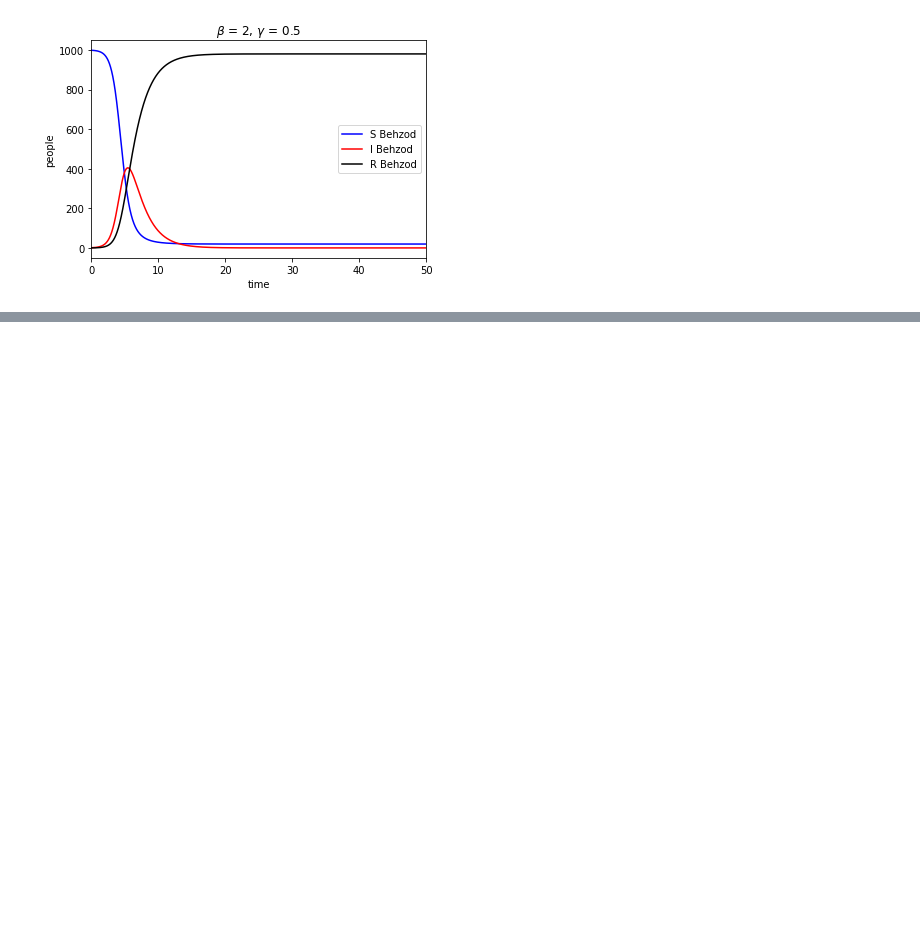
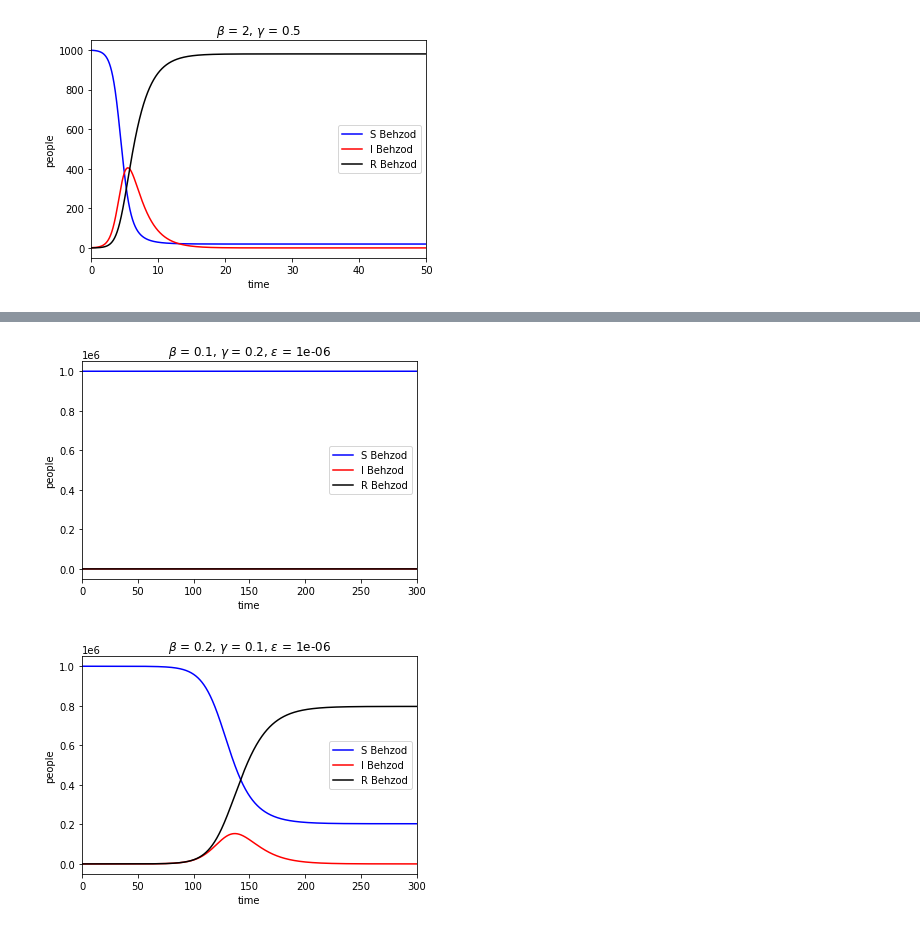
Before and after one commit to behzodcu/idm, a Jupyter notebook: hw1.ipynb, the cells around one changed output, grey strips where cells are left out. Cells and saved outputs as stored; diff of their text form; code cells hidden in the pictures; blank space fills up the shorter version.

```diff
--- a/hw1.ipynb
+++ b/hw1.ipynb
@@ -42,0 +163,21 @@ SIR_simulation(N = 1000, S = 999, I = 1, R = 0, beta = 2, gamma = 0.5, time = 50
+# %%
+beta = 0.1
+gamma = 0.2
+N = 1e6
+S = 999999
+I = 1
+R = 0
+epsilon = 1/N
+SIR_simulation_epsilon(N, S, I, R, beta, gamma, 300, epsilon)
+
+beta = 0.2
+gamma = 0.1
+N = 1e6
+S = 999999
+I = 1
+R = 0
+epsilon = 1/N
+SIR_simulation_epsilon(N, S, I, R, beta, gamma, 300, epsilon)
+# %% [output]
+[figure, added]
+[figure, added]
```
Also changed, not shown: parts of 10 cells of this notebook.
